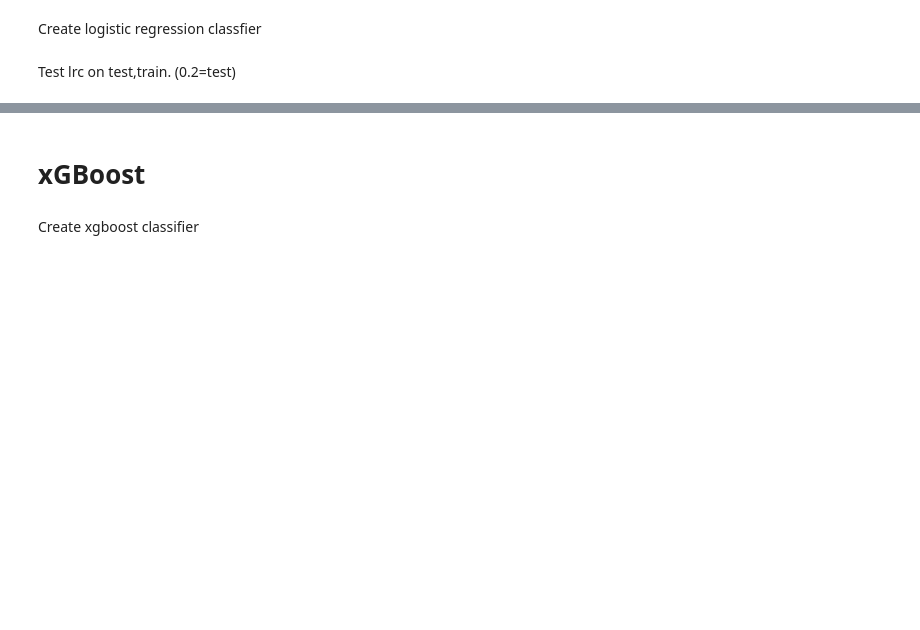
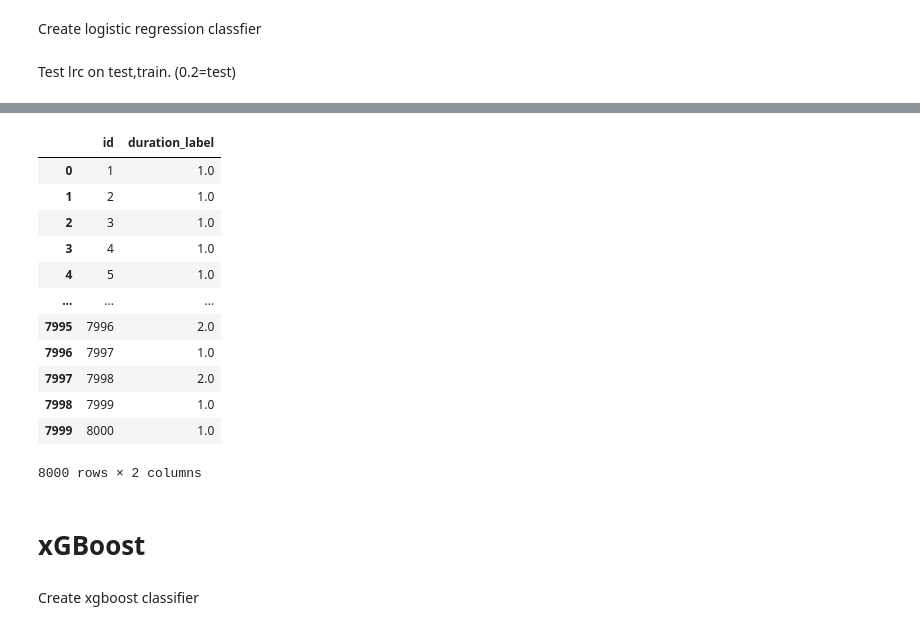
Before and after one commit to franklinaldo/Cooking-Time-Machine-Learning, a Jupyter notebook: Project2new.ipynb, the cells around one changed output, grey strips where cells are left out. Saved outputs shown, nothing was run; the diff lists cells and outputs as text; code cells hidden in the pictures; blank space fills up the shorter version.

```diff
--- a/Project2new.ipynb
+++ b/Project2new.ipynb
@@ -84,3 +86,11 @@ gc.collect()
+# %%
+def export_pred(prediction_data, filename):
+    prediction_dict = {'id':  [i for i in range(1,len(prediction_data)+1)],'duration_label': prediction_data}
+    pred_df = pd.DataFrame (prediction_dict, columns = ['id','duration_label'])
+    filename = filename+".csv"
+    pred_df.to_csv(filename, index=None)
+
+    return pred_df
 # %% [markdown]
 # Feature Selection
 # %%
@@ -126,3 +136,21 @@ lrc.score(X_test, Y_test)
+# %%
+lrc_predict = lrc.predict(X_test)
+# %%
+export_pred(lrc_predict, "lrc_predict")
+# %% [output]
+|  | id | duration_label |
+| 0 | 1 | 1.0 |
+| 1 | 2 | 1.0 |
+| 2 | 3 | 1.0 |
+| 3 | 4 | 1.0 |
+| 4 | 5 | 1.0 |
+| ... | ... | ... |
+| 7995 | 7996 | 2.0 |
+| 7996 | 7997 | 1.0 |
+| 7997 | 7998 | 2.0 |
+| 7998 | 7999 | 1.0 |
+| 7999 | 8000 | 1.0 |
+8000 rows × 2 columns
 # %% [markdown]
 # xGBoost
 # %%
```
Also changed, not shown: parts of 24 cells of this notebook.
